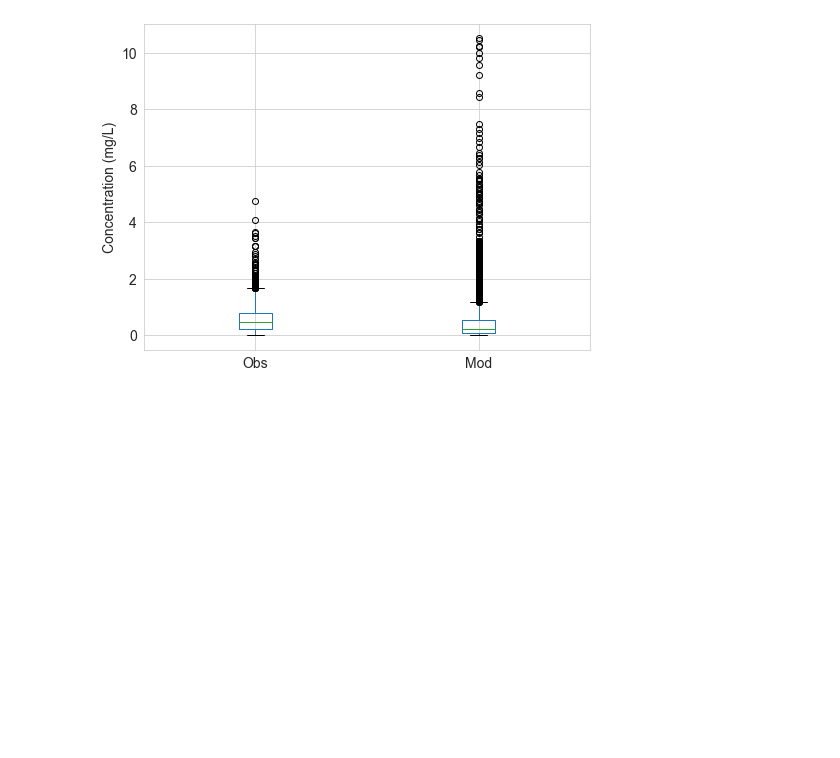
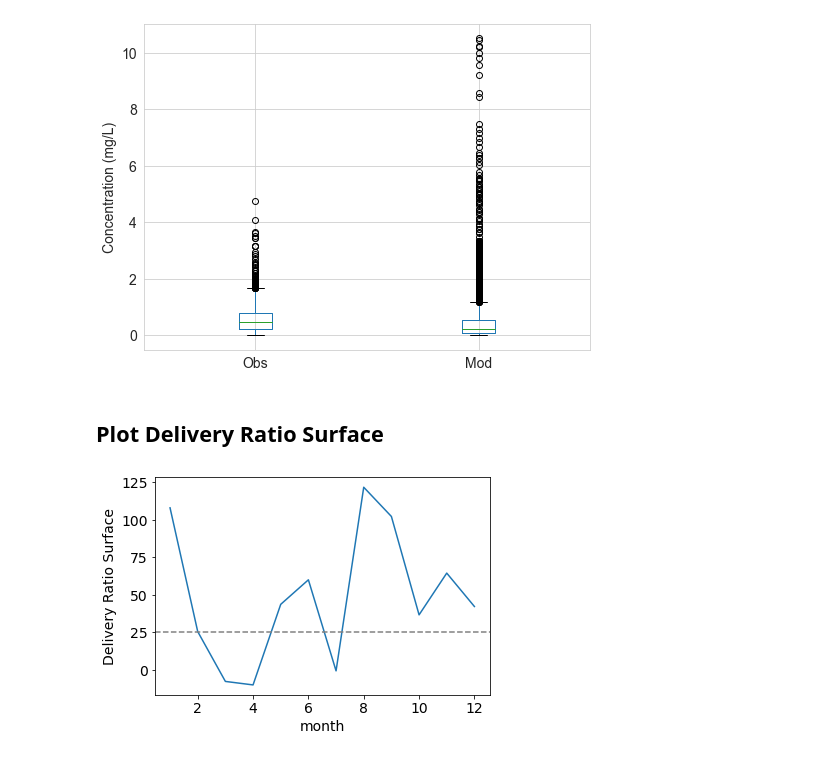
Before and after one commit to QianWanghhu/wqd_analyze, a Jupyter notebook: src/Plotings.ipynb, the cells around one changed output. Cells and saved outputs as stored; diff of their text form; code cells hidden in the pictures; blank space fills up the shorter version.

Commit message:
Add the calculation of delivery ratio surface.

```diff
--- a/src/Plotings.ipynb
+++ b/src/Plotings.ipynb
@@ -345,3 +335,16 @@ ax.set_ylabel('Concentration (mg/L)', fontsize=14)
 plt.savefig(f'{outpath}figs/obs_mod_concentration_boxplot.png', format='png', dpi=400)
 # %% [output]
 [figure]
+# %% [markdown]
+## Plot Delivery Ratio Surface
+# %%
+df = pd.read_csv(outpath+'DeliveryRatioSurface.csv', index_col='month')
+cols = df.columns
+# %%
+plt.rcParams.update({'font.size': 14})
+ax = sns.lineplot(x=df.index, y=cols[-1], data=df);
+ax.axhline(y=25, ls='--', color='grey',lw=1.5)
+ax.set_ylabel('Delivery Ratio Surface')
+plt.savefig(outpath+'figs/DeliveryRatioSurface.png', format='png', dpi=300)
+# %% [output]
+[figure, added]
```
Also changed, not shown: parts of 1 cell of this notebook.
